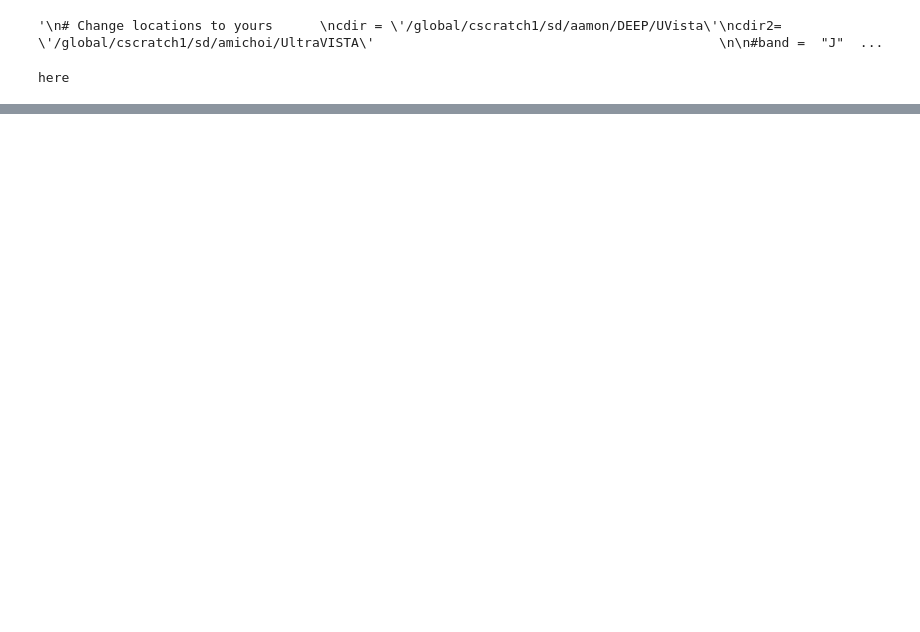
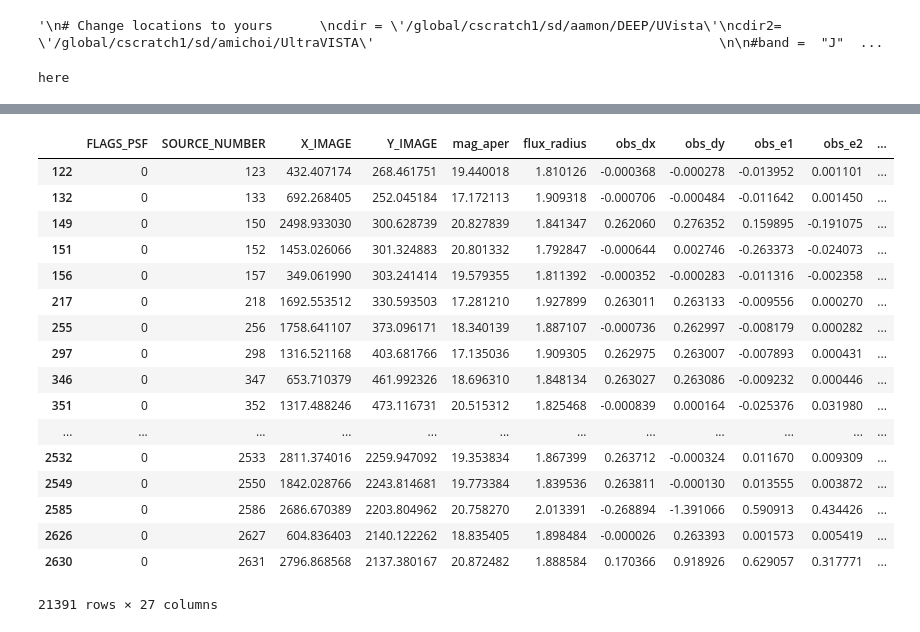
Before and after one commit to aamon/DEEP, a Jupyter notebook: MeasurePSFres_new.ipynb, the cells around one changed output, grey strips where cells are left out. Drawn from its saved outputs; the diff is of its cells as text; code cells hidden in the pictures; blank space fills up the shorter version.

```diff
--- a/MeasurePSFres_new.ipynb
+++ b/MeasurePSFres_new.ipynb
@@ -42,6 +43,6 @@ import matplotlib.pyplot as plt
 # %%
 # Don't skip columns in describe output  (default is 20, which is a bit too small)
-pandas.options.display.max_columns = 200
+pd.options.display.max_columns = 200
 
 # Define the parameters for the blacklist
 # AC note:  a lot of these settings are not really used for the deep fields
@@ -87,14 +88,14 @@ def read_psfex_stars(star_file, cat_file, logger): #combination of read findstar
     # Read the output and make a DataFrome with the contents
     data = fitsio.read(star_file, ext=2)
     data = data.astype(data.dtype.newbyteorder('='))
-    print("TESTING")
+    #print("TESTING")
     flags_psf = data['FLAGS_PSF']
     source_id = data['SOURCE_NUMBER']
     x_im = data['X_IMAGE']
     y_im = data['Y_IMAGE']
-    df = pandas.DataFrame(data={'SOURCE_NUMBER':source_id, 'X_IMAGE':x_im,
+    df = pd.DataFrame(data={'SOURCE_NUMBER':source_id, 'X_IMAGE':x_im,
                           'Y_IMAGE':y_im, 'FLAGS_PSF':flags_psf})
-    print(df)
+    #print(df)
 
     ntot = len(df)
     nstars = df['FLAGS_PSF'].sum()
@@ -108,6 +109,7 @@ def read_psfex_stars(star_file, cat_file, logger): #combination of read findstar
     sdata = fitsio.read(cat_file, 2)
     #print(data['X_IMAGE'])
     #print(sdata['X_IMAGE'])
+    print(len(data),len(sdata))
     assert len(data) == len(sdata)
     #print("magaper")
     #print(sdata['MAG_APER'])
@@ -115,7 +117,7 @@ def read_psfex_stars(star_file, cat_file, logger): #combination of read findstar
     df['mag_aper'] = sdata['MAG_APER'][:,8]
     df['flux_radius'] = sdata['FLUX_RADIUS']
     #df['mag_auto'] = sdata['MAG_AUTO']
-
+    '''
     #df = df[df.FLAGS_PSF == 0] #this line doesn't work!!!!!!!
     #print('   found %d good stars', len(df))
     plt.scatter(sdata['MAG_APER'][:,8], sdata['FLUX_RADIUS'],c='blue',label='FLAGS_PSF!=0 : %d' % (len(sdata['FLUX_RADIUS'])), marker='.',s=4) # , colormap='viridis')
@@ -132,7 +134,7 @@ def read_psfex_stars(star_file, cat_file, logger): #combination of read findstar
     #plt.xlabel('MAG_AUTO')
     plt.title('%s'% band)
     plt.legend()
-    plt.show()
+    plt.show()'''
 
     return df
 # %%
@@ -833,0 +890,3 @@ AttributeError: 'NoneType' object has no attribute 'index'
+# %%
+df=frames['H']
+df.head()
@@ -1044,0 +1237,21 @@ ZeroDivisionError: float division by zero
+# %%
+frames["J"]
+# %% [output]
+|  | FLAGS_PSF | SOURCE_NUMBER | X_IMAGE | Y_IMAGE | mag_aper | flux_radius | obs_dx | obs_dy | obs_e1 | obs_e2 | ... |
+| 122 | 0 | 123 | 432.407174 | 268.461751 | 19.440018 | 1.810126 | -0.000368 | -0.000278 | -0.013952 | 0.001101 | ... |
+| 132 | 0 | 133 | 692.268405 | 252.045184 | 17.172113 | 1.909318 | -0.000706 | -0.000484 | -0.011642 | 0.001450 | ... |
+| 149 | 0 | 150 | 2498.933030 | 300.628739 | 20.827839 | 1.841347 | 0.262060 | 0.276352 | 0.159895 | -0.191075 | ... |
+| 151 | 0 | 152 | 1453.026066 | 301.324883 | 20.801332 | 1.792847 | -0.000644 | 0.002746 | -0.263373 | -0.024073 | ... |
+| 156 | 0 | 157 | 349.061990 | 303.241414 | 19.579355 | 1.811392 | -0.000352 | -0.000283 | -0.011316 | -0.002358 | ... |
+| 217 | 0 | 218 | 1692.553512 | 330.593503 | 17.281210 | 1.927899 | 0.263011 | 0.263133 | -0.009556 | 0.000270 | ... |
+| 255 | 0 | 256 | 1758.641107 | 373.096171 | 18.340139 | 1.887107 | -0.000736 | 0.262997 | -0.008179 | 0.000282 | ... |
+| 297 | 0 | 298 | 1316.521168 | 403.681766 | 17.135036 | 1.909305 | 0.262975 | 0.263007 | -0.007893 | 0.000431 | ... |
+| 346 | 0 | 347 | 653.710379 | 461.992326 | 18.696310 | 1.848134 | 0.263027 | 0.263086 | -0.009232 | 0.000446 | ... |
+| 351 | 0 | 352 | 1317.488246 | 473.116731 | 20.515312 | 1.825468 | -0.000839 | 0.000164 | -0.025376 | 0.031980 | ... |
+| ... | ... | ... | ... | ... | ... | ... | ... | ... | ... | ... | ... |
+| 2532 | 0 | 2533 | 2811.374016 | 2259.947092 | 19.353834 | 1.867399 | 0.263712 | -0.000324 | 0.011670 | 0.009309 | ... |
+| 2549 | 0 | 2550 | 1842.028766 | 2243.814681 | 19.773384 | 1.839536 | 0.263811 | -0.000130 | 0.013555 | 0.003872 | ... |
+| 2585 | 0 | 2586 | 2686.670389 | 2203.804962 | 20.758270 | 2.013391 | -0.268894 | -1.391066 | 0.590913 | 0.434426 | ... |
+| 2626 | 0 | 2627 | 604.836403 | 2140.122262 | 18.835405 | 1.898484 | -0.000026 | 0.263393 | 0.001573 | 0.005419 | ... |
+| 2630 | 0 | 2631 | 2796.868568 | 2137.380167 | 20.872482 | 1.888584 | 0.170366 | 0.918926 | 0.629057 | 0.317771 | ... |
+21391 rows × 27 columns
```
Also changed, not shown: parts of 8 cells of this notebook, 2 other files.
